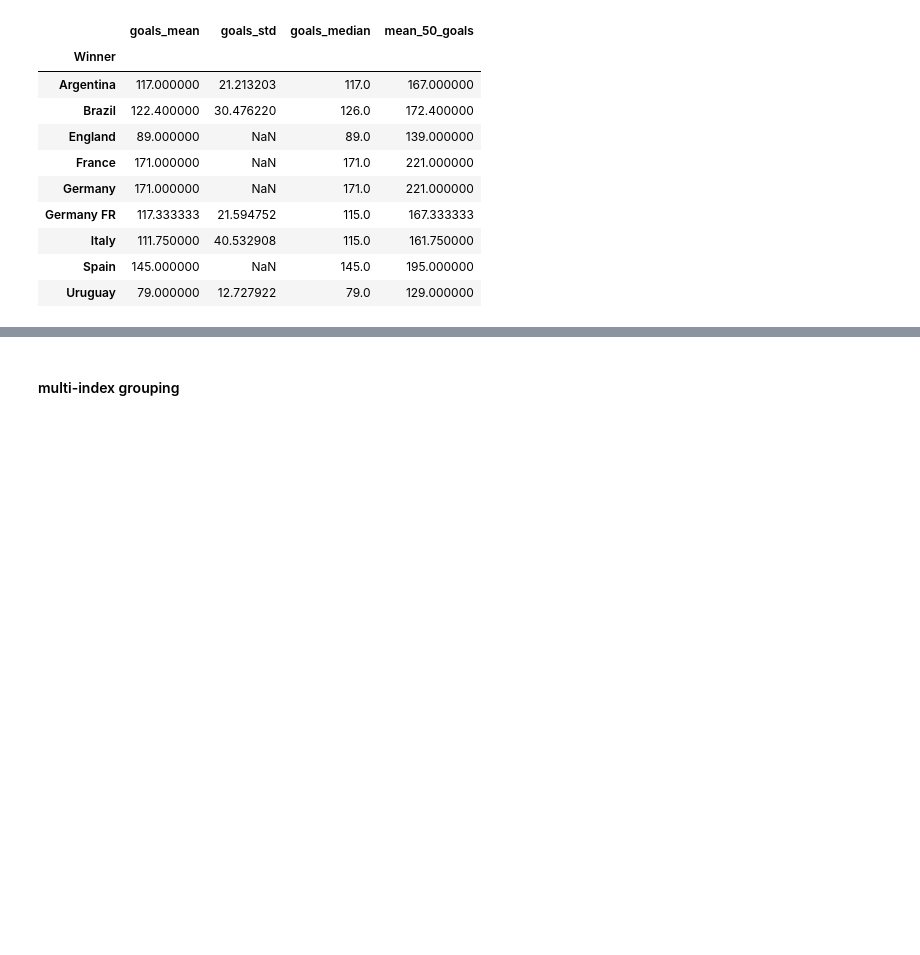
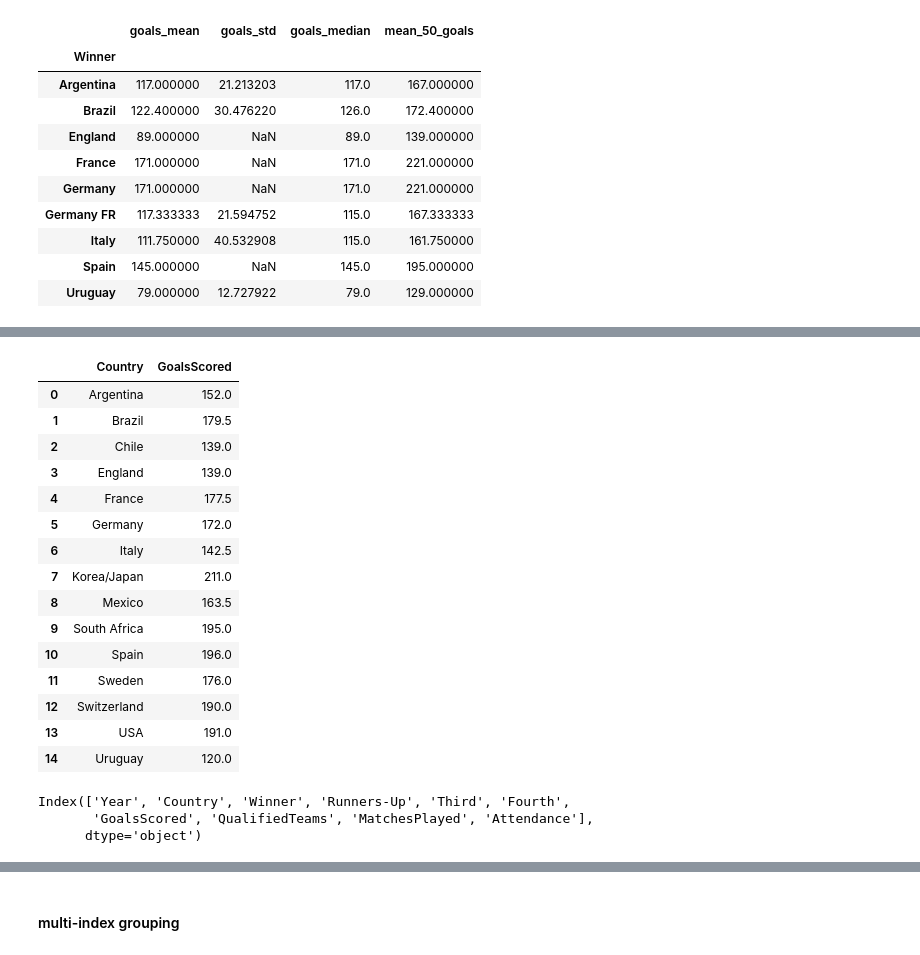
Before and after one commit to TiagoVentura/ppol5203_fall_2023, a Jupyter notebook: lecture_notes/week-05/_week-5c-data_wrangling_pandas.ipynb, the cells around one changed output, grey strips where cells are left out. Drawn from its saved outputs; the diff is of its cells as text; code cells hidden in the pictures; blank space fills up the shorter version.

```diff
--- a/lecture_notes/week-05/_week-5c-data_wrangling_pandas.ipynb
+++ b/lecture_notes/week-05/_week-5c-data_wrangling_pandas.ipynb
@@ -1075,0 +1084,28 @@ wc.groupby(["Winner"])["GoalsScored"].agg(["mean","std","median",mean_add_50])
+# %%
+(wc.groupby(["Country"])["GoalsScored"].
+     apply(mean_add_50).
+     reset_index()
+)
+# %% [output]
+|  | Country | GoalsScored |
+| 0 | Argentina | 152.0 |
+| 1 | Brazil | 179.5 |
+| 2 | Chile | 139.0 |
+| 3 | England | 139.0 |
+| 4 | France | 177.5 |
+| 5 | Germany | 172.0 |
+| 6 | Italy | 142.5 |
+| 7 | Korea/Japan | 211.0 |
+| 8 | Mexico | 163.5 |
+| 9 | South Africa | 195.0 |
+| 10 | Spain | 196.0 |
+| 11 | Sweden | 176.0 |
+| 12 | Switzerland | 190.0 |
+| 13 | USA | 191.0 |
+| 14 | Uruguay | 120.0 |
+# %%
+wc.columns
+# %% [output]
+Index(['Year', 'Country', 'Winner', 'Runners-Up', 'Third', 'Fourth',
+       'GoalsScored', 'QualifiedTeams', 'MatchesPlayed', 'Attendance'],
+      dtype='object')
```
Also changed, not shown: parts of 5 cells of this notebook, 25 other files.
